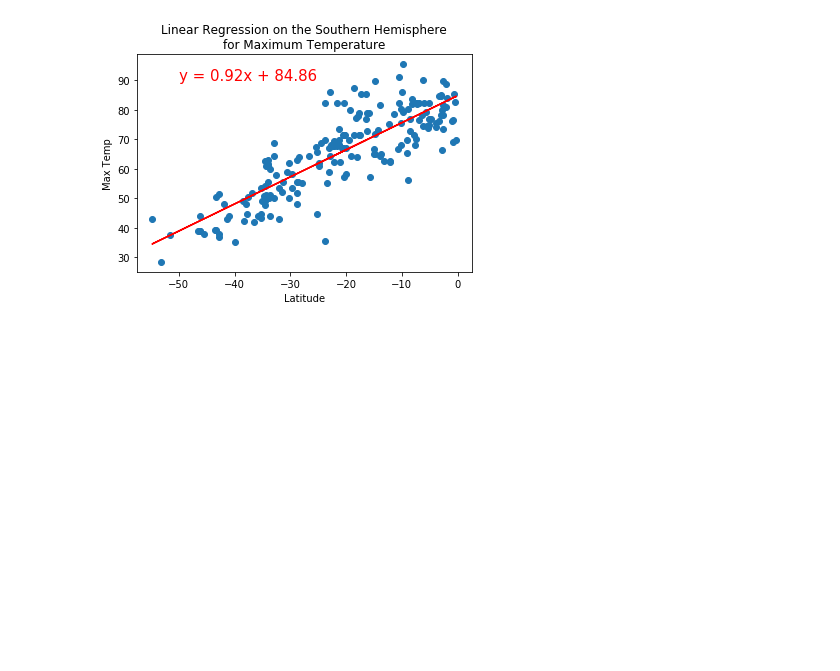
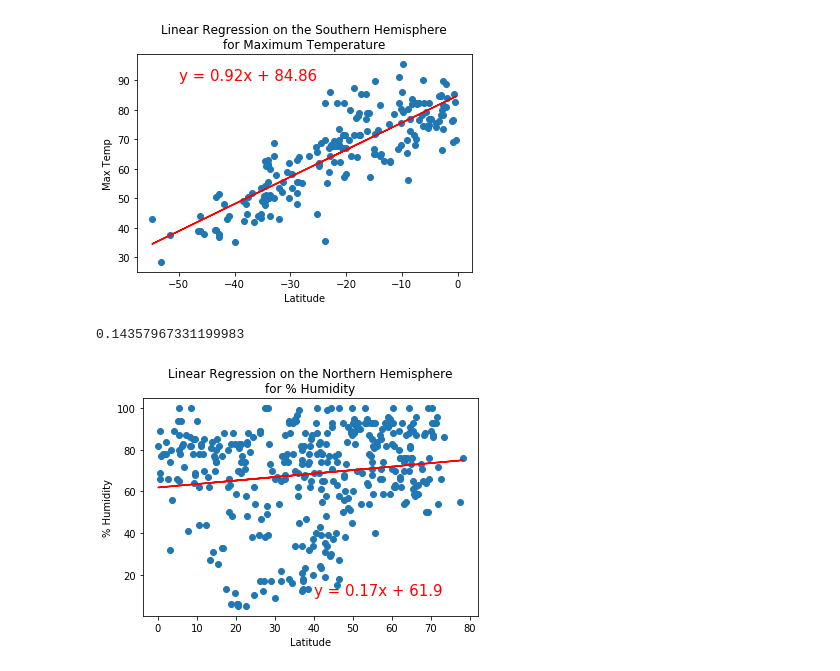
Before and after one commit to mspamelalea/World_Weather_Analysis, a Jupyter notebook: WeatherPy.ipynb, the cells around one changed output. Drawn from its saved outputs; the diff is of its cells as text; code cells hidden in the pictures; blank space fills up the shorter version.

Commit message:
Added plots for Humidity

```diff
--- a/WeatherPy.ipynb
+++ b/WeatherPy.ipynb
@@ -353,3 +353,15 @@ plot_linear_regression(x_values, y_values
 # %% [output]
 0.8399423096434311
 [figure]
+# %%
+# Linear regression on the Northern Hemisphere: Humidity
+x_values = northern_hemi_df["Lat"]
+y_values = northern_hemi_df["Humidity"]
+# Call the function.
+plot_linear_regression(x_values, y_values
+                       , 'Linear Regression on the Northern Hemisphere\nfor % Humidity'
+                       , '% Humidity'
+                       ,(40,10))
+# %% [output]
+0.14357967331199983
+[figure, added]
```
Also changed, not shown: parts of 3 cells of this notebook.
